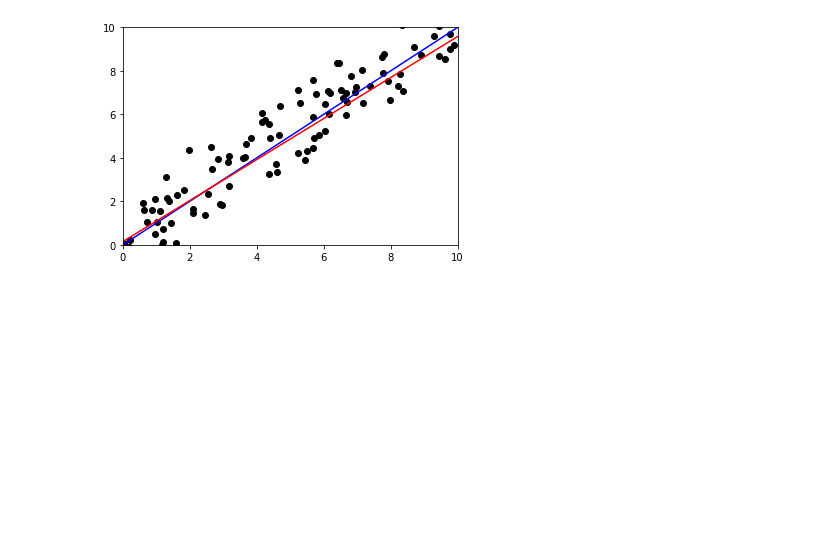
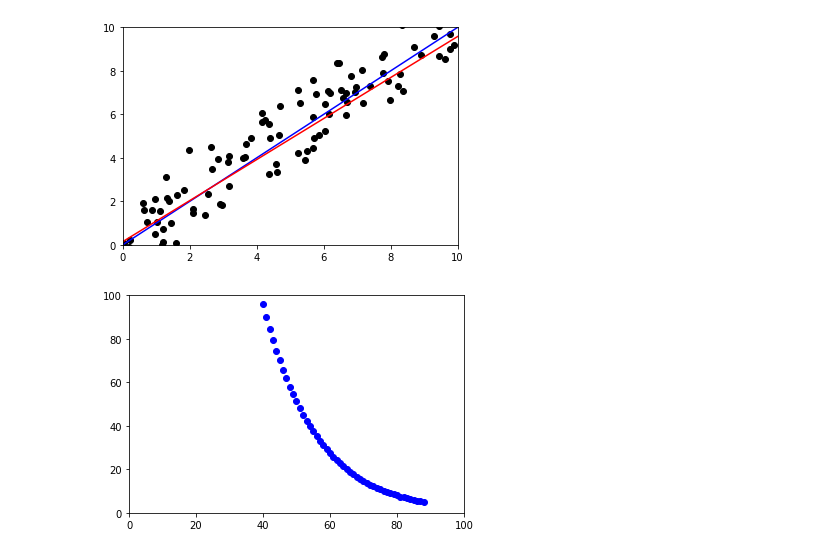
Before and after one commit to sangho-jeon/Machine_Learning, a Jupyter notebook: machine_learning_assignment_02.ipynb, the cells around one changed output. Saved outputs shown, nothing was run; the diff lists cells and outputs as text; code cells hidden in the pictures; blank space fills up the shorter version.

Commit message:
plotting energy value

```diff
--- a/machine_learning_assignment_02.ipynb
+++ b/machine_learning_assignment_02.ipynb
@@ -55,14 +55,21 @@ theta1 = 0
 hx = scatterx*theta1 + theta0
 #step_size
 step = 0.001
-
+loss_list = []
+loss_count = []
+theta0_list = []
+theta1_list = []
 enough = False
-
+count = 0
 while(enough == False):
     loss = objective_function(scattery, hx, m)
+    loss_list.append(loss)
+    loss_count.append(count)
+    theta0_list.append(theta0)
     if(loss < threshold ):
         enough = True
     else:
+        count = count + 1
         theta0 = theta0 - step*loss_function_theta_zero(scattery, hx, m)
         theta1 = theta1 - step*loss_function_theta_one(scattery, hx, scatterx, m)
         hx = scatterx*theta1 + theta0
@@ -77,3 +84,9 @@ plt.show()
 # %% [output]
 0.14823455946423655 0.9431322988123467
 [figure]
+# %%
+plt.scatter(loss_count, loss_list, c='blue')
+plt.axis([0,100,0,100])
+plt.show()
+# %% [output]
+[figure, added]
```
